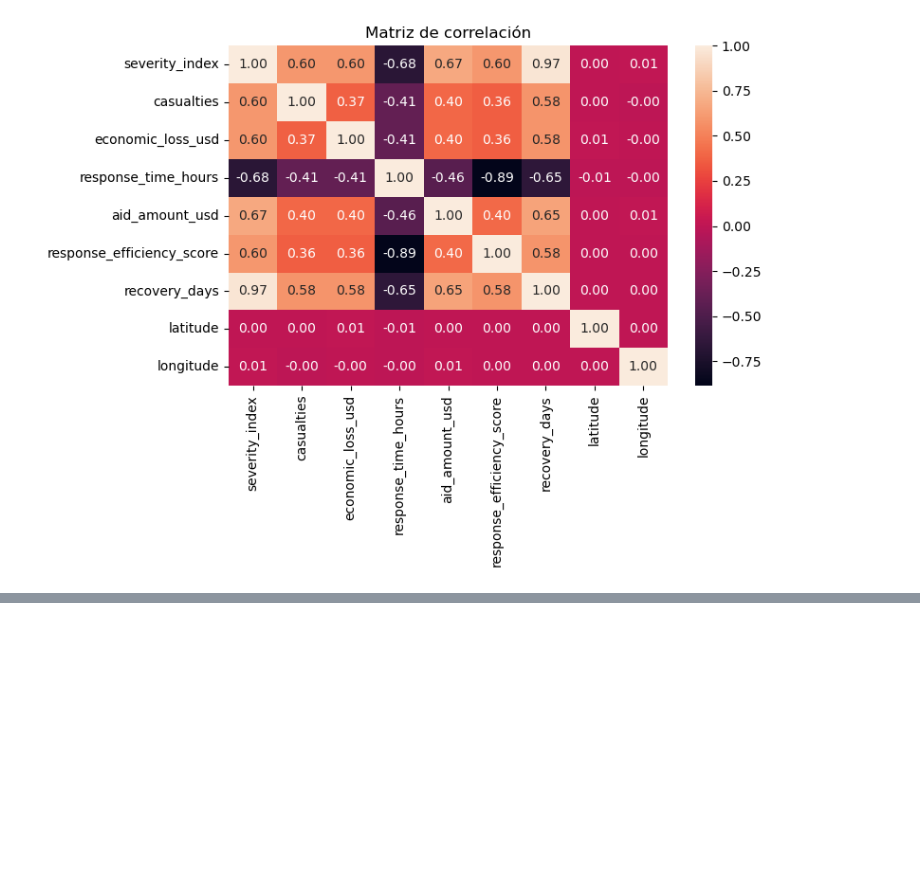
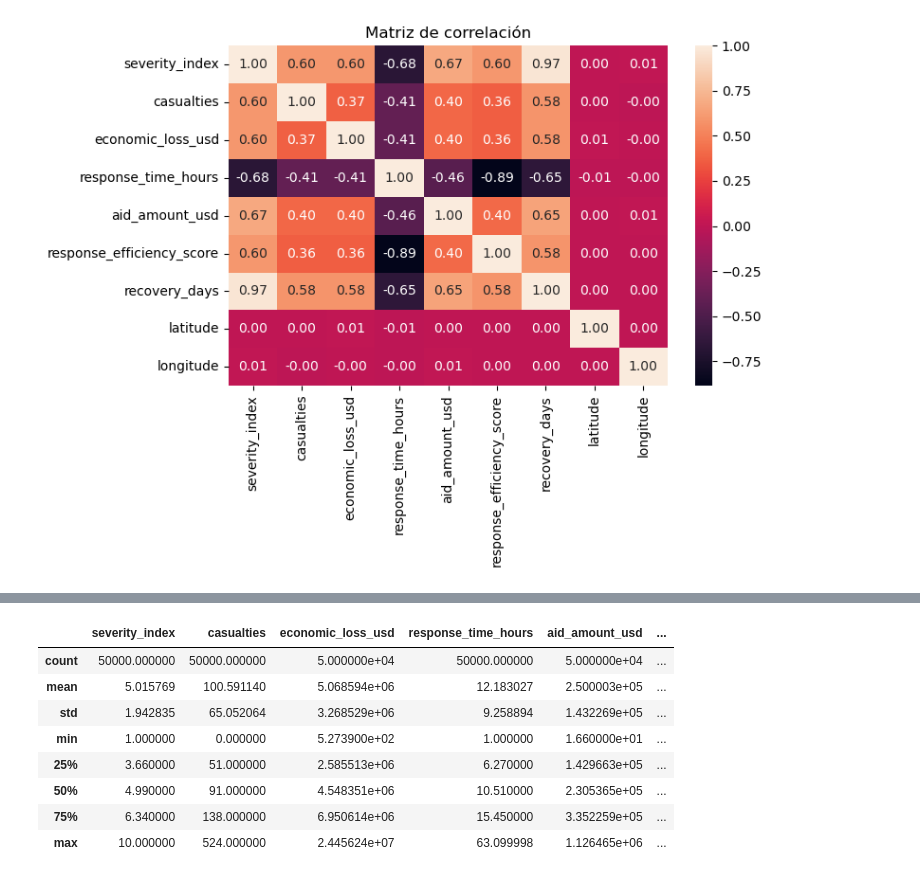
Before and after one commit to sebastiangs1001-python/MachineL, a Jupyter notebook: archive(1)/ML.ipynb, the cells around one changed output, grey strips where cells are left out. Cells and saved outputs as stored; diff of their text form; code cells hidden in the pictures; blank space fills up the shorter version.

```diff
--- a/archive(1)/ML.ipynb
+++ b/archive(1)/ML.ipynb
@@ -257,0 +274,21 @@ plt.show()
+# %%
+num_cols = [
+    'severity_index', 'casualties', 'economic_loss_usd',
+    'response_time_hours', 'aid_amount_usd',
+    'response_efficiency_score', 'recovery_days',
+    'latitude', 'longitude'
+]
+
+tabla1_desc = G_disaster[num_cols].describe()
+  # pon aquí si quieres include o percentiles personalizados
+tabla1_desc
+# %% [output]
+|  | severity_index | casualties | economic_loss_usd | response_time_hours | aid_amount_usd | ... |
+| count | 50000.000000 | 50000.000000 | 5.000000e+04 | 50000.000000 | 5.000000e+04 | ... |
+| mean | 5.015769 | 100.591140 | 5.068594e+06 | 12.183027 | 2.500003e+05 | ... |
+| std | 1.942835 | 65.052064 | 3.268529e+06 | 9.258894 | 1.432269e+05 | ... |
+| min | 1.000000 | 0.000000 | 5.273900e+02 | 1.000000 | 1.660000e+01 | ... |
+| 25% | 3.660000 | 51.000000 | 2.585513e+06 | 6.270000 | 1.429663e+05 | ... |
+| 50% | 4.990000 | 91.000000 | 4.548351e+06 | 10.510000 | 2.305365e+05 | ... |
+| 75% | 6.340000 | 138.000000 | 6.950614e+06 | 15.450000 | 3.352259e+05 | ... |
+| max | 10.000000 | 524.000000 | 2.445624e+07 | 63.099998 | 1.126465e+06 | ... |
```
Also changed, not shown: parts of 8 cells of this notebook, 11 other files.
